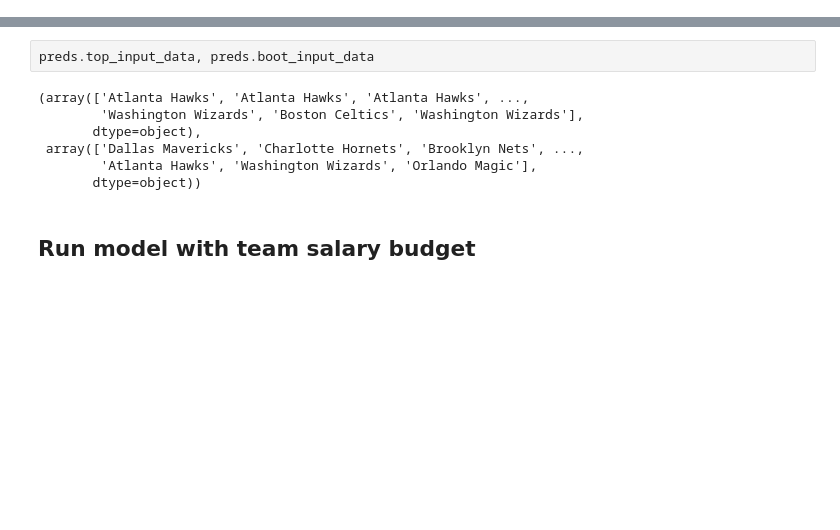
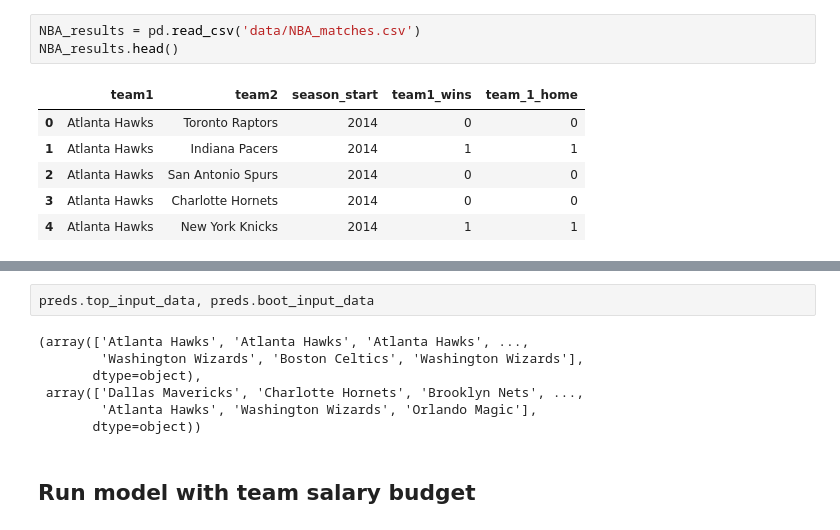
Before and after one commit to skpref/skpref, a Jupyter notebook: skpref/examples/example_using_sports_data.ipynb, the cells around one changed output, grey strips where cells are left out. Saved outputs shown, nothing was run; the diff lists cells and outputs as text; blank space fills up the shorter version.

```diff
--- a/skpref/examples/example_using_sports_data.ipynb
+++ b/skpref/examples/example_using_sports_data.ipynb
@@ -140,0 +35,10 @@ preds = mybt.predict_task(NBA_results_task_predict)
+# %%
+NBA_results = pd.read_csv('data/NBA_matches.csv')
+NBA_results.head()
+# %% [output]
+|  | team1 | team2 | season_start | team1_wins | team_1_home |
+| 0 | Atlanta Hawks | Toronto Raptors | 2014 | 0 | 0 |
+| 1 | Atlanta Hawks | Indiana Pacers | 2014 | 1 | 1 |
+| 2 | Atlanta Hawks | San Antonio Spurs | 2014 | 0 | 0 |
+| 3 | Atlanta Hawks | Charlotte Hornets | 2014 | 0 | 0 |
+| 4 | Atlanta Hawks | New York Knicks | 2014 | 1 | 1 |
```
Also changed, not shown: parts of 51 cells of this notebook, 7 other files.
